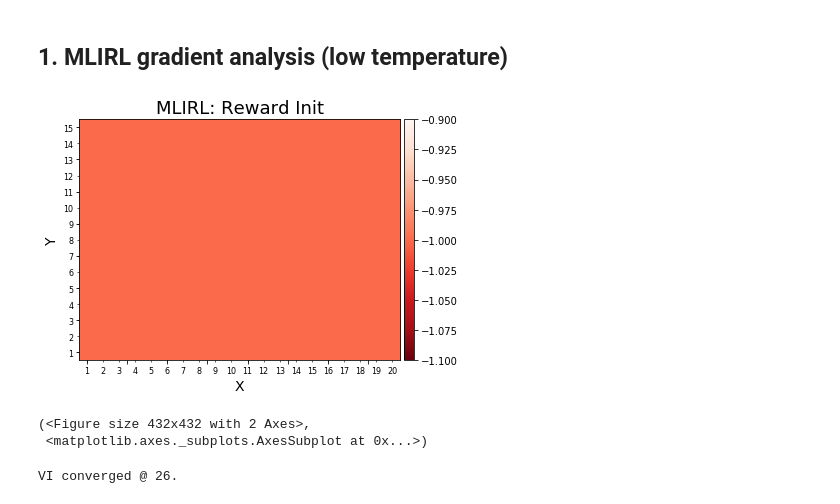
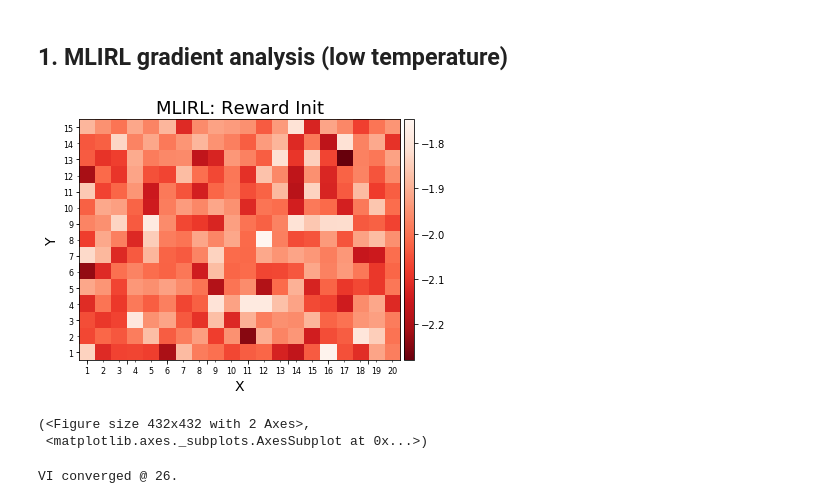
Before and after one commit to yrevar/InverseRL, a Jupyter notebook: MLIRL/Differentiable_Value_Iteration_4_Actions.ipynb, the cells around one changed output. Cells and saved outputs as stored; diff of their text form; code cells hidden in the pictures.

```diff
--- a/MLIRL/Differentiable_Value_Iteration_4_Actions.ipynb
+++ b/MLIRL/Differentiable_Value_Iteration_4_Actions.ipynb
@@ -376,14 +376,14 @@ n_vi_iter = 200
 # %%
 np.random.seed(1)
 torch.manual_seed(1)
 
-# R_rand = np.random.normal(-2, 0.1, len(S))
+R_rand = np.random.normal(-2, 0.1, len(S))
 R_const = -1 * np.ones(len(S))
-R = R_const
+R = R_rand
 nvmdp.visualize_grid(convert_to_grid(nvmdp, S, R), state_space_cmap=False,
                      cmap=plt.cm.Reds_r, show_colorbar=True, title="MLIRL: Reward Init")
 # %% [output]
-[figure, old version]
+[figure, new version]
 (<Figure size 432x432 with 2 Axes>,
  <matplotlib.axes._subplots.AxesSubplot at 0x...>)
 # %%
```
Also changed, not shown: parts of 18 cells of this notebook, 36 other files.
